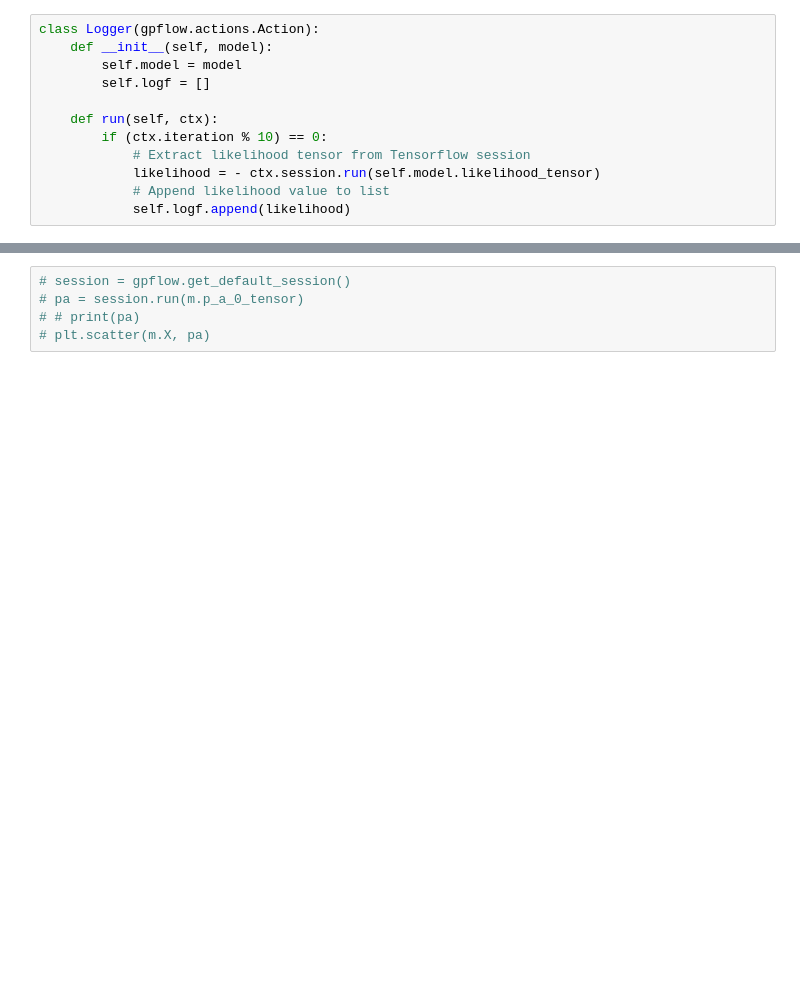
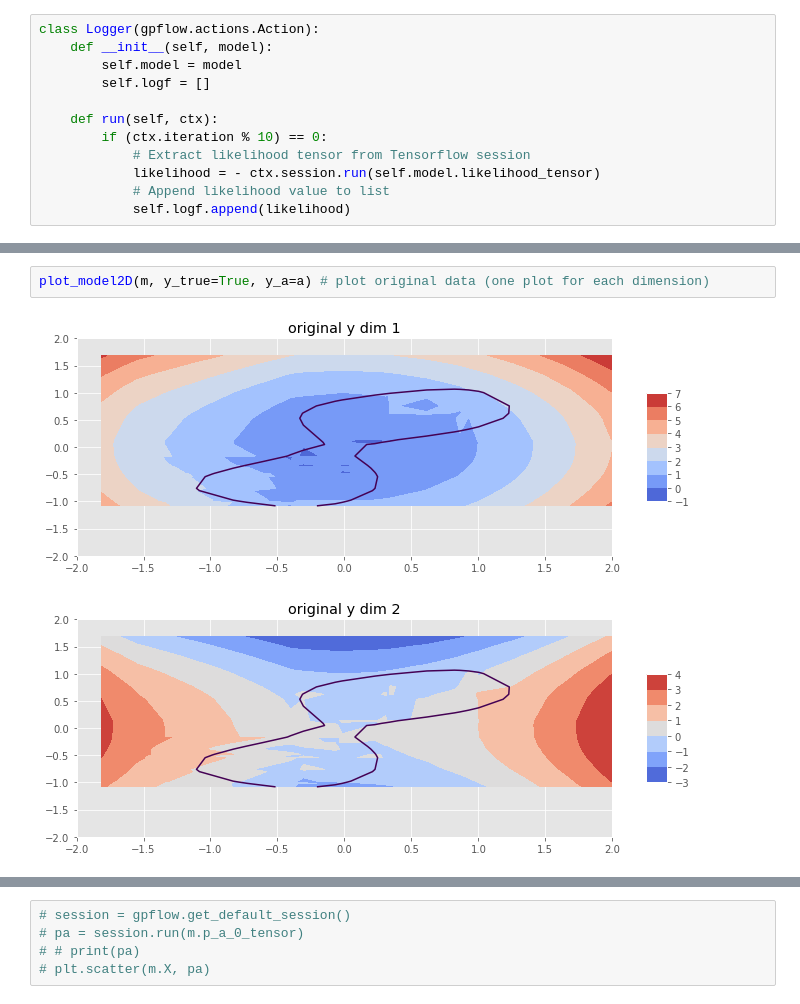
Before and after one commit to aidanscannell/trajectory-optimisation-in-learned-multimodal-dynamical-systems, a Jupyter notebook: notebooks/bi-modal-noise-svgp.ipynb, the cells around one changed output, grey strips where cells are left out. Drawn from its saved outputs; the diff is of its cells as text; blank space fills up the shorter version.

```diff
--- a/notebooks/bi-modal-noise-svgp.ipynb
+++ b/notebooks/bi-modal-noise-svgp.ipynb
@@ -568,0 +644,5 @@ plot_loss(logger)
+# %%
+plot_model2D(m, y_true=True, y_a=a) # plot original data (one plot for each dimension)
+# %% [output]
+[figure, added]
+[figure, added]
```
Also changed, not shown: parts of 20 cells of this notebook.
